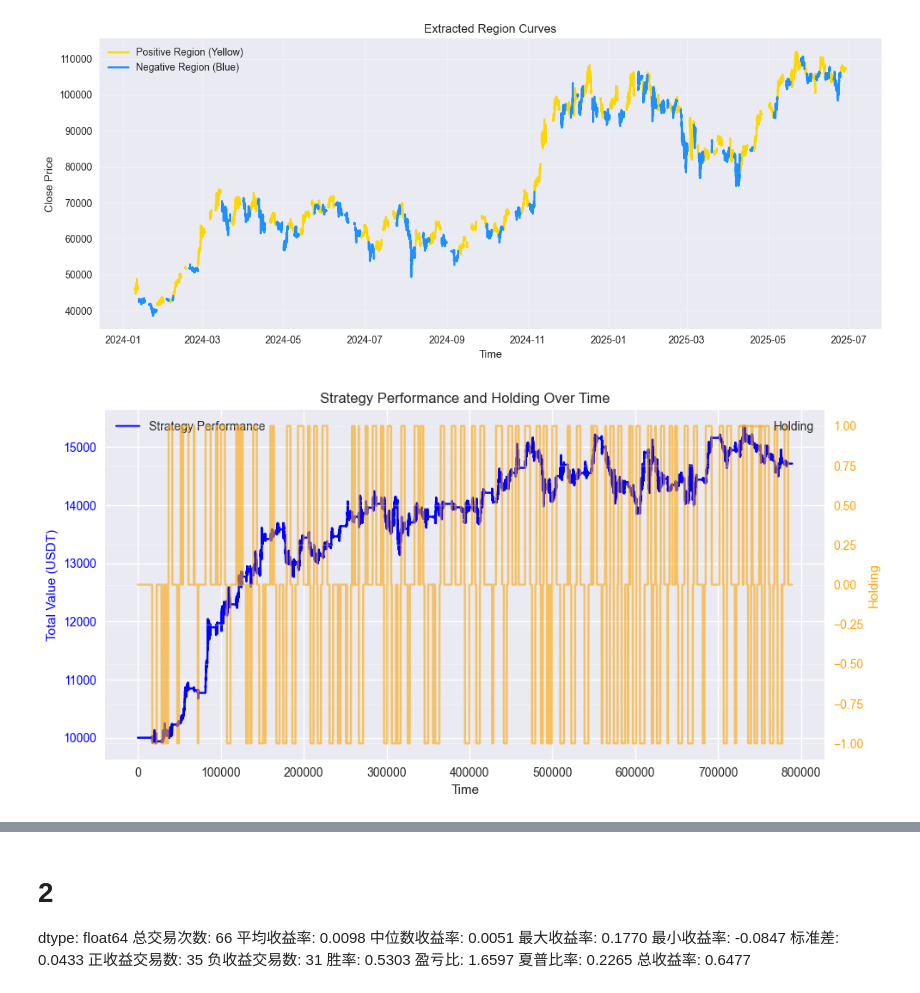
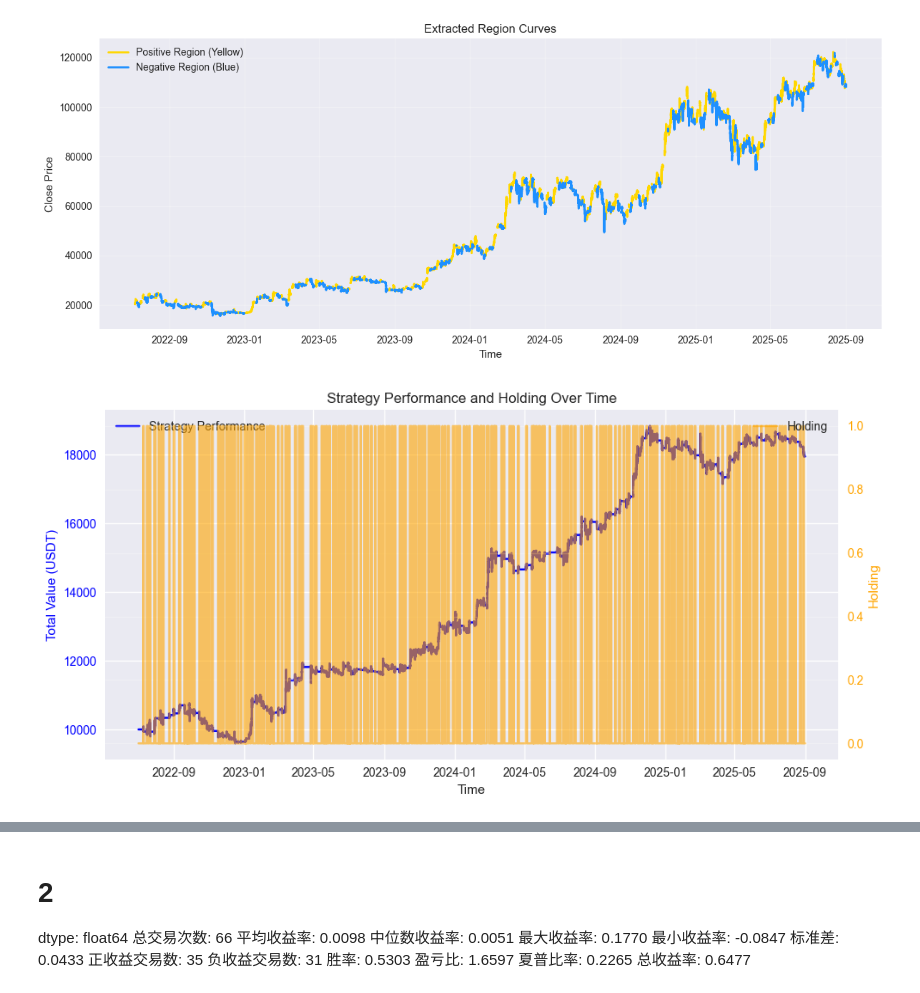
Before and after one commit to RockyLiii/Quant-on-Crypto, a Jupyter notebook: examples/trend_strategy/strategy.ipynb, the cells around one changed output, grey strips where cells are left out. Drawn from its saved outputs; the diff is of its cells as text; code cells hidden in the pictures.

```diff
--- a/examples/trend_strategy/strategy.ipynb
+++ b/examples/trend_strategy/strategy.ipynb
@@ -3,7 +3,9 @@
 import pandas as pd
 
 btc = pd.read_csv("/Users/lizeyu/Desktop/qoc/tmp/raw/5m_klines_raw/BTCUSDT_klines_5m.csv")
+btc_tp  = pd.read_csv("/Users/lizeyu/Desktop/qoc/tmp/raw/5m_klines_raw_tp/BTCUSDT_klines_5m.csv")
 
+btc = pd.concat([btc, btc_tp], axis=0)  # axis=0 表示按行拼
 # Update Close Time and Open Time columns if values are less than 2000000000000
 btc['Close Time'] = btc['Close Time'].apply(lambda x: x * 1000+999 if x < 2000000000000 else x)
 btc['Open Time'] = btc['Open Time'].apply(lambda x: x * 1000 if x < 2000000000000 else x)
@@ -16,7 +18,7 @@ btc['Open Time'] = pd.to_datetime(btc['Open Time'], unit='us')
 # 设置索引
 btc.set_index("Close Time", inplace=True)
 # %%
-btc = btc.loc['2024-01-01':'2025-07-01']
+# btc = btc.loc['2024-01-01':'2025-07-01']
 # %%
 import pandas as pd
 import numpy as np
@@ -25,7 +27,7 @@ import matplotlib.pyplot as plt
 # 设置图形风格
 plt.style.use("seaborn-v0_8")
 # %%
-deri_window = 3    # 12d
+deri_window = 2    # 12d
 n=12*24*deri_window  # VWAP window in 5m
 # threshold = 750    # $/d
 # %%
@@ -115,8 +117,8 @@ import matplotlib.pyplot as plt
 # 这里示例直接用 btc 中的 VWAP_derivative 和 VWAP_derivative2
 
 # 1️⃣ 定义黄色与蓝色区域的布尔掩码
-mask_yellow = (btc["VWAP_derivative"] > 0) & (btc["VWAP_derivative2"] > 0)
-mask_blue   = (btc["VWAP_derivative"] < 0) & (btc["VWAP_derivative2"] < 0)
+mask_yellow = (btc["VWAP_derivative"] > 0) & (btc["VWAP_derivative2"] > 0 & (btc["VWAP_derivative3"] > 0))
+mask_blue   = (btc["VWAP_derivative"] < 0) & (btc["VWAP_derivative2"] < 0 & (btc["VWAP_derivative3"] < 0))
 
 # 2️⃣ 生成两条曲线（不满足条件的地方用 NaN 保持时间轴一致）
 yellow_curve = np.where(mask_yellow, btc["Close"], np.nan)
@@ -134,7 +136,7 @@ ax.grid(True, alpha=0.3)
 plt.tight_layout()
 plt.show()
 # %% [output]
-[figure, old version]
+[figure, new version]
 # %%
 btc["pos"] = (btc["VWAP_derivative"] > 0) & (btc["VWAP_derivative2"] > 0) & (btc["VWAP_derivative3"] > 0)
 btc["neg"]   = (btc["VWAP_derivative"] < 0) & (btc["VWAP_derivative2"] < 0) & (btc["VWAP_derivative3"] < 0)
@@ -148,7 +150,7 @@ def implement_strategy(
     btc: pd.DataFrame,
     trade_size: float,
     initial_cap: float = 10000.0,
-    fee: float = 0.00,
+    fee: float = 0.000,
 
 ):
 
@@ -185,19 +187,19 @@ def implement_strategy(
                 now_holding += 1
                 open_orders.append({"time": t, "price": price_t, "qty": qty})
 
-        # --- 卖空信号 ---
-        if (
-            t >= 1 and btc['neg'].iloc[t-1]
-            and now_holding==0
-        ):
-            qty = trade_size / price_t
-            cost = trade_size * (1 + fee)
+        # # --- 卖空信号 ---
+        # if (
+        #     t >= 1 and btc['neg'].iloc[t-1]
+        #     and now_holding==0
+        # ):
+        #     qty = trade_size / price_t
+        #     cost = trade_size * (1 + fee)
 
-            if capital >= cost:  # 资金充足才买
-                capital += trade_size-trade_size * fee
-                amount -= qty
-                now_holding -= 1
-                open_orders.append({"time": t, "price": price_t, "qty": qty})
+        #     if capital >= cost:  # 资金充足才买
+        #         capital += trade_size-trade_size * fee
+        #         amount -= qty
+        #         now_holding -= 1
+        #         open_orders.append({"time": t, "price": price_t, "qty": qty})
 
         if not btc['pos'].iloc[t] and now_holding > 0:
             # 平多仓
@@ -214,21 +216,21 @@ def implement_strategy(
                 entry_price = order["price"]
                 pnl = (sell_price - entry_price) / entry_price
                 pnl_records[t] += pnl
-        if not btc['neg'].iloc[t] and now_holding < 0:
-            # 平空仓
-            while open_orders and now_holding < 0:
-                order = open_orders.popleft()
-                buy_qty = order["qty"]
-                buy_price = price_t
-                cost = buy_qty * buy_price * (1 + fee)
-                capital -= cost
-                amount += buy_qty
-                now_holding += 1
+        # if not btc['neg'].iloc[t] and now_holding < 0:
+        #     # 平空仓
+        #     while open_orders and now_holding < 0:
+        #         order = open_orders.popleft()
+        #         buy_qty = order["qty"]
+        #         buy_price = price_t
+        #         cost = buy_qty * buy_price * (1 + fee)
+        #         capital -= cost
+        #         amount += buy_qty
+        #         now_holding += 1
 
-                # 计算并记录收益率
-                entry_price = order["price"]
-                pnl = (entry_price - buy_price) / entry_price
-                pnl_records[t] += pnl
+        #         # 计算并记录收益率
+        #         entry_price = order["price"]
+        #         pnl = (entry_price - buy_price) / entry_price
+        #         pnl_records[t] += pnl
 
     # 生成结果
     performance_df = pd.DataFrame(
@@ -245,36 +247,36 @@ strategy_performance, pnls, holding = implement_strategy(
     trade_size=6000
 
 )
 import matplotlib.pyplot as plt
 
 plt.figure(figsize=(10, 5))
 ax1 = plt.gca()
 ax2 = ax1.twinx()
 
 
 x = [i * 5 for i in range(len(strategy_performance))]  # 每一行对应的分钟数
 
 
 
 # 策略表现
-ax1.plot(x, strategy_performance['Total Value'], label='Strategy Performance', color='blue')
+ax1.plot(strategy_performance.index, strategy_performance['Total Value'], label='Strategy Performance', color='blue')
 ax1.set_ylabel('Total Value (USDT)', color='blue')
 ax1.tick_params(axis='y', labelcolor='blue')
 
 # 持仓
-ax2.plot(x, holding.values, label='Holding', color='orange', alpha=0.6)
+ax2.plot(strategy_performance.index, holding.values, label='Holding', color='orange', alpha=0.6)
 ax2.set_ylabel('Holding', color='orange')
 ax2.tick_params(axis='y', labelcolor='orange')
 
 plt.title('Strategy Performance and Holding Over Time')
 ax1.set_xlabel('Time')
 ax1.legend(loc='upper left')
 ax2.legend(loc='upper right')
 plt.grid(alpha=0.3)
 plt.tight_layout()
 plt.show()
 # %% [output]
-[figure, old version]
+[figure, new version]
 # %%
 # 筛选出 pnls 不等于 0 的值
 non_zero_pnls = pnls[pnls != 0]
```
Also changed, not shown: parts of 4 cells of this notebook, 6 other files.
